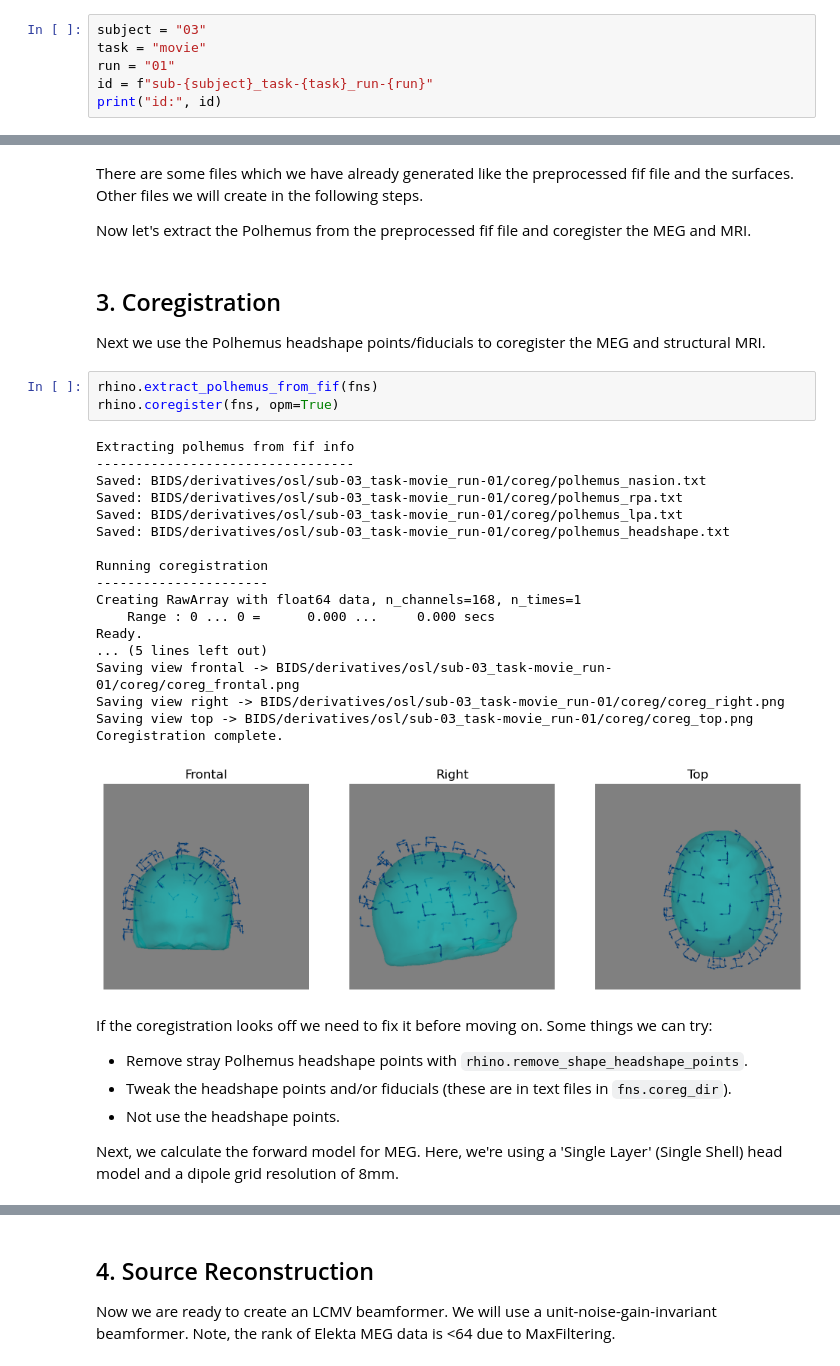
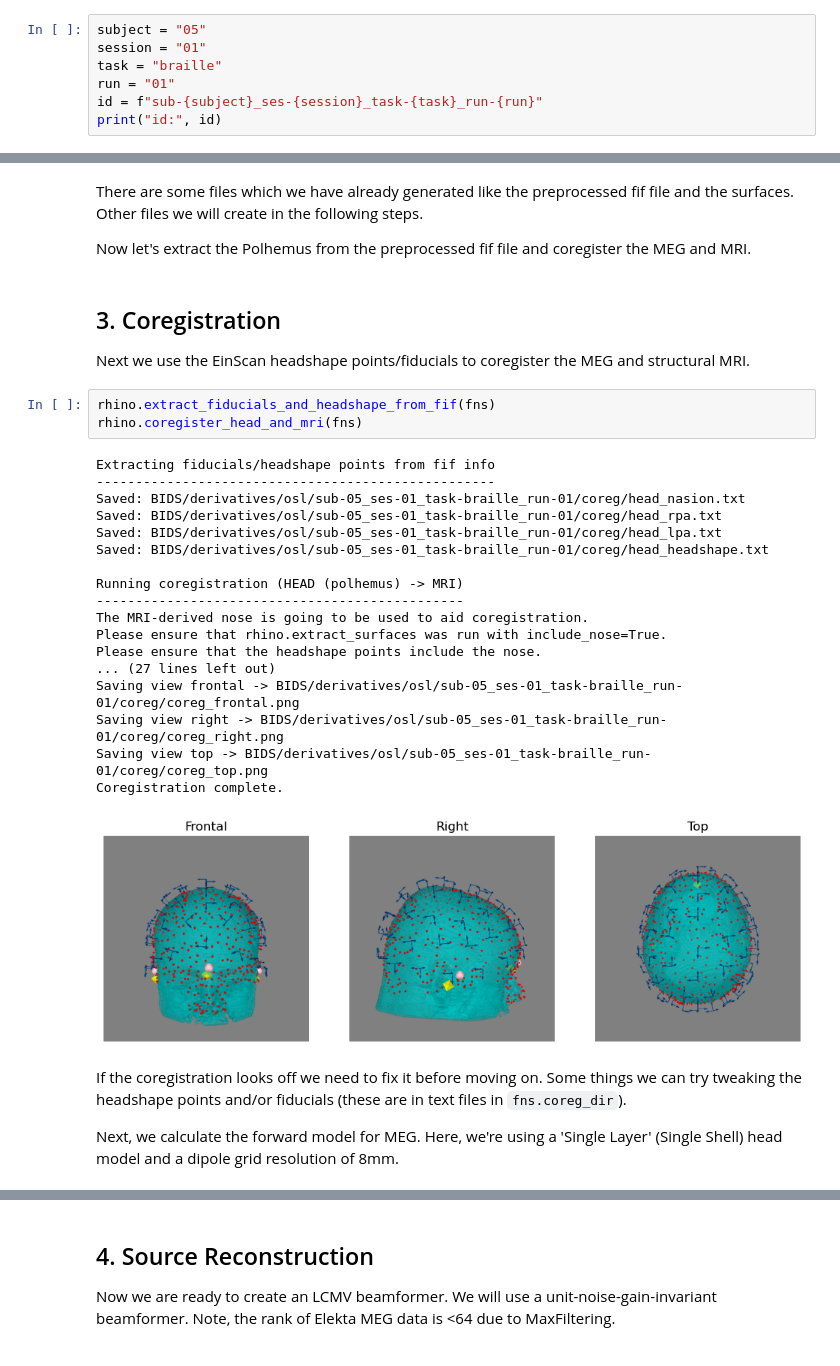
Before and after one commit to OHBA-analysis/Canonical-HMM-Networks, a Jupyter notebook: opm.ipynb, the cells around one changed output, grey strips where cells are left out. Cells and saved outputs as stored; diff of their text form.

Commit message:
Improved coregistration functionality (#5)

```diff
--- a/opm.ipynb
+++ b/opm.ipynb
@@ -75,9 +74,10 @@ To enable the following instructions: AVX2 FMA, in other operations, rebuild Ten
 
 Let's specify which session in the `BIDS` directory we wish to study.
 # %%
-subject = "03"
-task = "movie"
+subject = "05"
+session = "01"
+task = "braille"
 run = "01"
-id = f"sub-{subject}_task-{task}_run-{run}"
+id = f"sub-{subject}_ses-{session}_task-{task}_run-{run}"
 print("id:", id)
 # %% [output]
@@ -225,34 +218,31 @@ Now let's extract the Polhemus from the preprocessed fif file and coregister the
 # %% [markdown]
 ## 3. Coregistration
 
-Next we use the Polhemus headshape points/fiducials to coregister the MEG and structural MRI.
+Next we use the EinScan headshape points/fiducials to coregister the MEG and structural MRI.
 # %%
-rhino.extract_polhemus_from_fif(fns)
-rhino.coregister(fns, opm=True)
+rhino.extract_fiducials_and_headshape_from_fif(fns)
+rhino.coregister_head_and_mri(fns)
 # %% [output]
-Extracting polhemus from fif info
----------------------------------
-Saved: BIDS/derivatives/osl/sub-03_task-movie_run-01/coreg/polhemus_nasion.txt
-Saved: BIDS/derivatives/osl/sub-03_task-movie_run-01/coreg/polhemus_rpa.txt
-Saved: BIDS/derivatives/osl/sub-03_task-movie_run-01/coreg/polhemus_lpa.txt
-Saved: BIDS/derivatives/osl/sub-03_task-movie_run-01/coreg/polhemus_headshape.txt
+Extracting fiducials/headshape points from fif info
+---------------------------------------------------
+Saved: BIDS/derivatives/osl/sub-05_ses-01_task-braille_run-01/coreg/head_nasion.txt
+Saved: BIDS/derivatives/osl/sub-05_ses-01_task-braille_run-01/coreg/head_rpa.txt
+Saved: BIDS/derivatives/osl/sub-05_ses-01_task-braille_run-01/coreg/head_lpa.txt
+Saved: BIDS/derivatives/osl/sub-05_ses-01_task-braille_run-01/coreg/head_headshape.txt
 
-Running coregistration
-----------------------
-Creating RawArray with float64 data, n_channels=168, n_times=1
-    Range : 0 ... 0 =      0.000 ...     0.000 secs
-Ready.
-... (5 lines left out)
-Saving view frontal -> BIDS/derivatives/osl/sub-03_task-movie_run-01/coreg/coreg_frontal.png
-Saving view right -> BIDS/derivatives/osl/sub-03_task-movie_run-01/coreg/coreg_right.png
-Saving view top -> BIDS/derivatives/osl/sub-03_task-movie_run-01/coreg/coreg_top.png
+Running coregistration (HEAD (polhemus) -> MRI)
+-----------------------------------------------
+The MRI-derived nose is going to be used to aid coregistration.
+Please ensure that rhino.extract_surfaces was run with include_nose=True.
+Please ensure that the headshape points include the nose.
+... (27 lines left out)
+Saving view frontal -> BIDS/derivatives/osl/sub-05_ses-01_task-braille_run-01/coreg/coreg_frontal.png
+Saving view right -> BIDS/derivatives/osl/sub-05_ses-01_task-braille_run-01/coreg/coreg_right.png
+Saving view top -> BIDS/derivatives/osl/sub-05_ses-01_task-braille_run-01/coreg/coreg_top.png
 Coregistration complete.
-[figure, old version]
+[figure, new version]
 # %% [markdown]
-If the coregistration looks off we need to fix it before moving on. Some things we can try:
-- Remove stray Polhemus headshape points with `rhino.remove_shape_headshape_points`.
-- Tweak the headshape points and/or fiducials (these are in text files in `fns.coreg_dir`).
-- Not use the headshape points.
+If the coregistration looks off we need to fix it before moving on. Some things we can try tweaking the headshape points and/or fiducials (these are in text files in `fns.coreg_dir`).
 
 Next, we calculate the forward model for MEG. Here, we're using a 'Single Layer' (Single Shell) head model and a dipole grid resolution of 8mm.
 # %%
```
Also changed, not shown: parts of 21 cells of this notebook, 12 other files.
